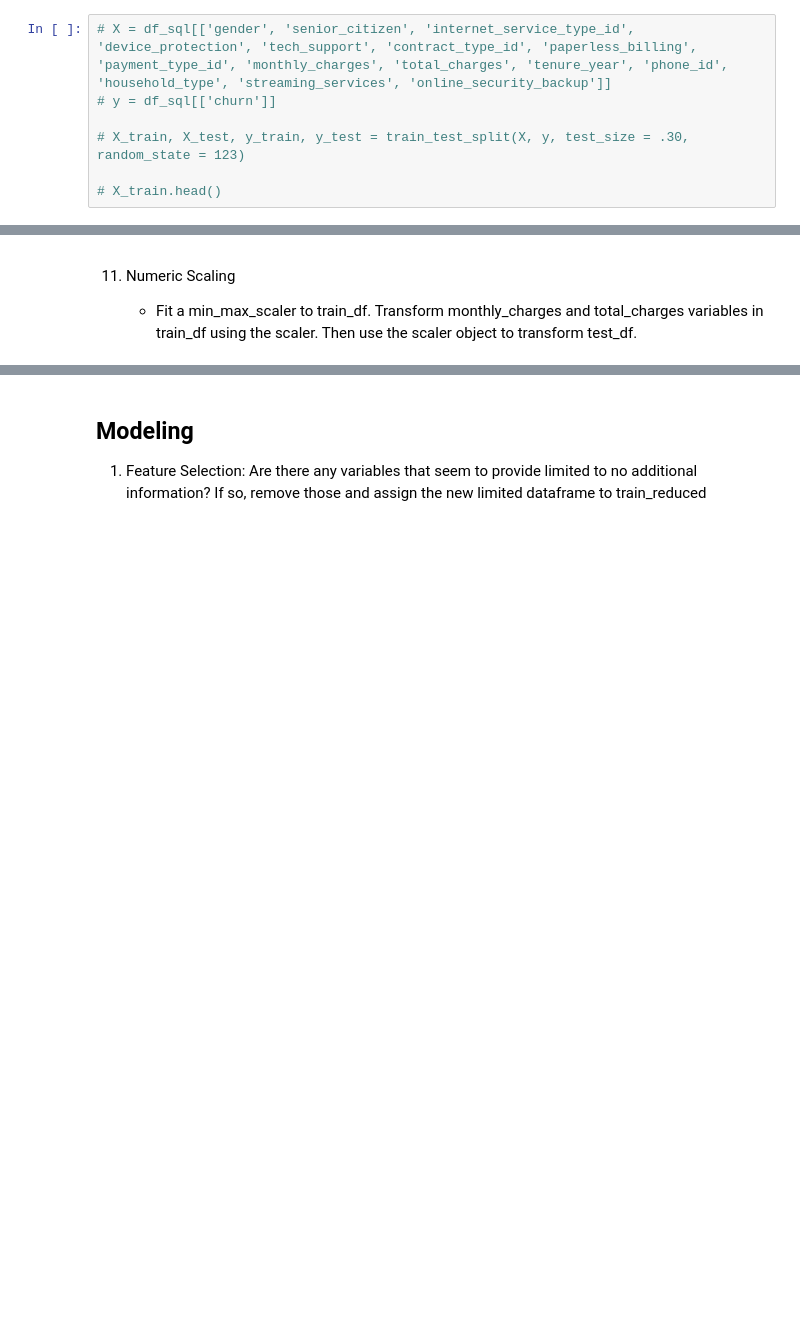
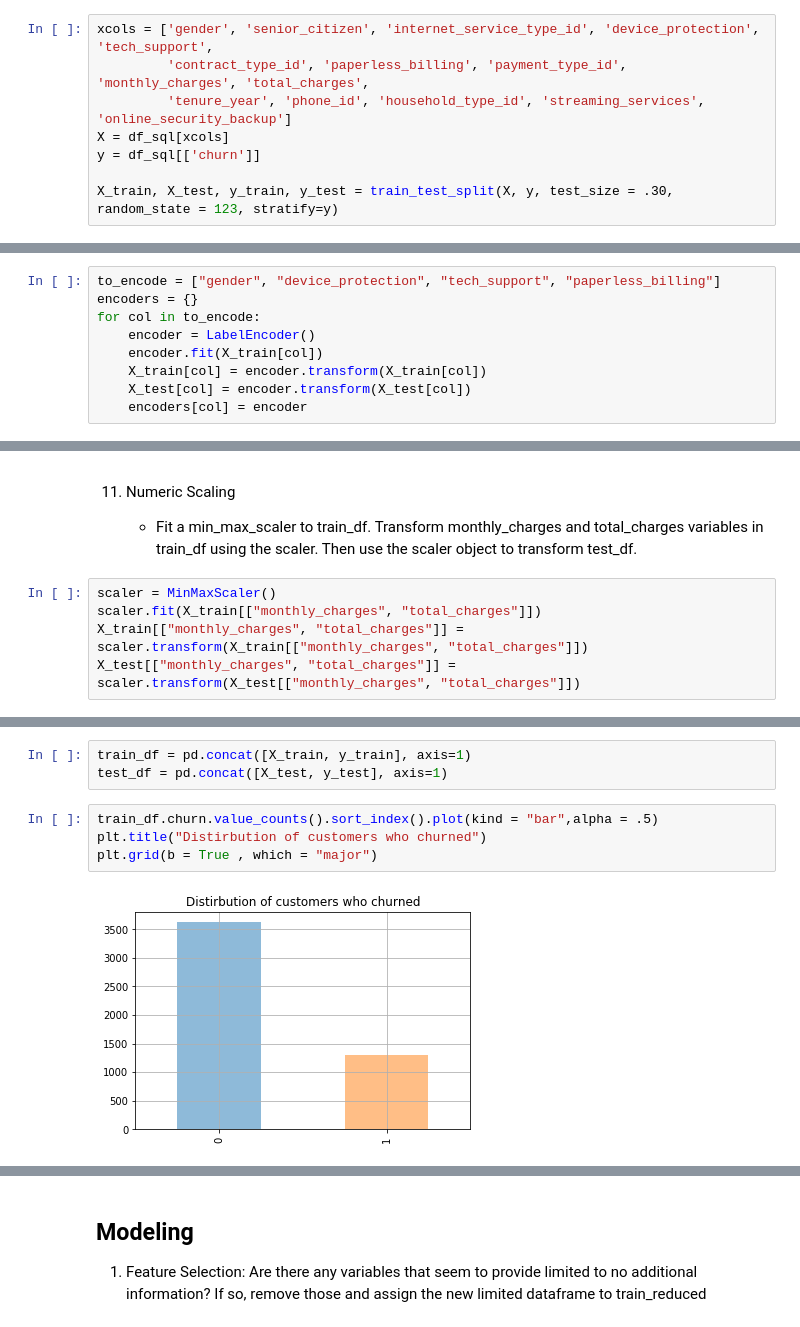
Before and after one commit to michaelndd/classification-project, a Jupyter notebook: project-dd.ipynb, the cells around one changed output, grey strips where cells are left out. Drawn from its saved outputs; the diff is of its cells as text; blank space fills up the shorter version.

Commit message:
plot stuff

```diff
--- a/project-dd.ipynb
+++ b/project-dd.ipynb
@@ -537,12 +541,13 @@ df_sql = add_online_security_backup(df_sql)
 
     - Split data into train (70%) & test (30%) samples. You should end with 2 data frames: train_df and test_df
 # %%
-# X = df_sql[['gender', 'senior_citizen', 'internet_service_type_id', 'device_protection', 'tech_support', 'contract_type_id', 'paperless_billing', 'payment_type_id', 'monthly_charges', 'total_charges', 'tenure_year', 'phone_id', 'household_type', 'streaming_services', 'online_security_backup']]
-# y = df_sql[['churn']]
+xcols = ['gender', 'senior_citizen', 'internet_service_type_id', 'device_protection', 'tech_support',
+         'contract_type_id', 'paperless_billing', 'payment_type_id', 'monthly_charges', 'total_charges',
+         'tenure_year', 'phone_id', 'household_type_id', 'streaming_services', 'online_security_backup']
+X = df_sql[xcols]
+y = df_sql[['churn']]
 
-# X_train, X_test, y_train, y_test = train_test_split(X, y, test_size = .30, random_state = 123)
-
-# X_train.head()
+X_train, X_test, y_train, y_test = train_test_split(X, y, test_size = .30, random_state = 123, stratify=y)
 # %% [markdown]
 10. Variable Encoding
 
@@ -572,0 +555,9 @@ df_sql = add_online_security_backup(df_sql)
+# %%
+to_encode = ["gender", "device_protection", "tech_support", "paperless_billing"]
+encoders = {}
+for col in to_encode:
+    encoder = LabelEncoder()
+    encoder.fit(X_train[col])
+    X_train[col] = encoder.transform(X_train[col])
+    X_test[col] = encoder.transform(X_test[col])
+    encoders[col] = encoder
@@ -574,3 +576,8 @@ df_sql = add_online_security_backup(df_sql)
 11. Numeric Scaling
 
     - Fit a min_max_scaler to train_df. Transform monthly_charges and total_charges variables in train_df using the scaler. Then use the scaler object to transform test_df.
+# %%
+scaler = MinMaxScaler()
+scaler.fit(X_train[["monthly_charges", "total_charges"]])
+X_train[["monthly_charges", "total_charges"]] = scaler.transform(X_train[["monthly_charges", "total_charges"]])
+X_test[["monthly_charges", "total_charges"]] = scaler.transform(X_test[["monthly_charges", "total_charges"]])
@@ -646,3 +674,12 @@ df_sql = add_online_security_backup(df_sql)
 
 
 10. Summarize your conclusions, provide clear answers to the specific questions, and summarize any takeaways/action plan from the work above.
+# %%
+train_df = pd.concat([X_train, y_train], axis=1)
+test_df = pd.concat([X_test, y_test], axis=1)
+# %%
+train_df.churn.value_counts().sort_index().plot(kind = "bar",alpha = .5)
+plt.title("Distirbution of customers who churned")
+plt.grid(b = True , which = "major")
+# %% [output]
+[figure, added]
```
Also changed, not shown: parts of 11 cells of this notebook.
